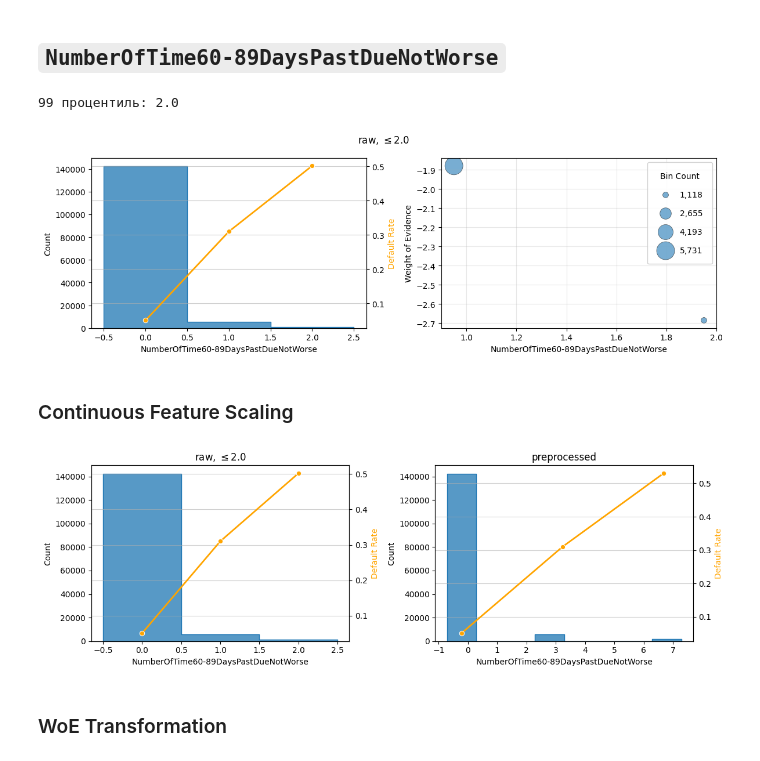
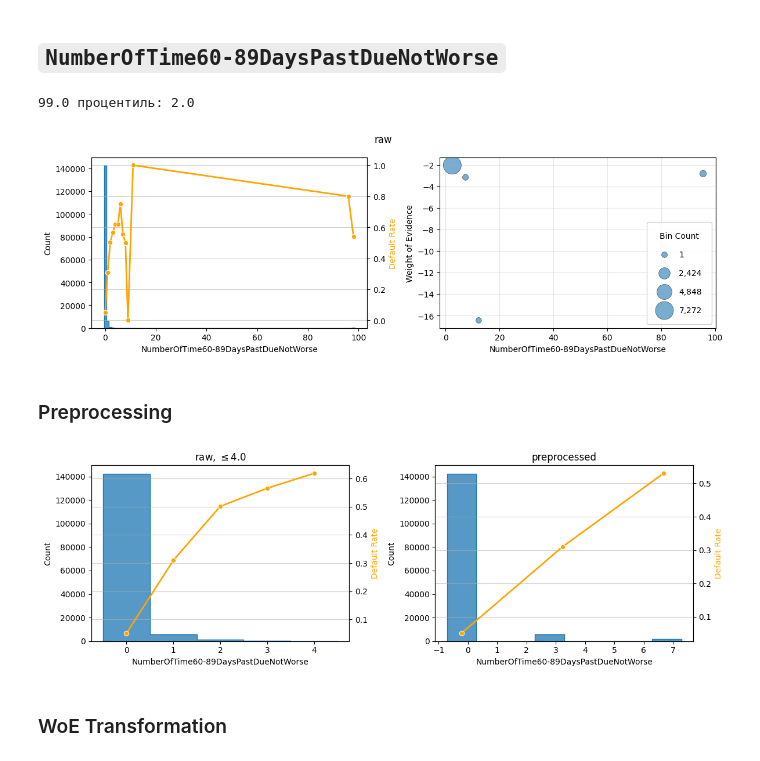
Before and after one commit to seajoyer/credit-scoring, a Jupyter notebook: notebooks/2.0-feature-engineering.ipynb, the cells around one changed output. Saved outputs shown, nothing was run; the diff lists cells and outputs as text; code cells hidden in the pictures.

```diff
--- a/notebooks/2.0-feature-engineering.ipynb
+++ b/notebooks/2.0-feature-engineering.ipynb
@@ -48,10 +48,8 @@ The autoreload extension is already loaded. To reload it, use:
 # %%
-config = get_config()
-
-train_raw = pd.read_csv(config.paths.train_file).drop(columns=['Unnamed: 0'])
+train_raw = pd.read_csv('../data/raw/cs-training.csv').drop(columns=['Unnamed: 0'])
 print(f"Data shape: {train_raw.shape}")
 
-X = train_raw.drop(columns=[config.data.target_col])
-y = train_raw[config.data.target_col]
+X = train_raw.drop(columns=['SeriousDlqin2yrs']).copy()
+y = train_raw['SeriousDlqin2yrs'].copy()
 # %% [output]
 Data shape: (150000, 11)
@@ -797,22 +753,23 @@ binning_table.plot(figsize=(6, 4))
 # %% [markdown]
 ## `NumberOfTime60-89DaysPastDueNotWorse`
 # %%
-many_pd60_89 = train_raw['NumberOfTime60-89DaysPastDueNotWorse'].quantile(0.99)
-print(f'99 процентиль: {many_pd60_89}')
+PD60_89_CLIP_UPPER_PCTL = 0.99
+PD60_89_CLIP_UPPER = train_raw['NumberOfTime60-89DaysPastDueNotWorse'].quantile(PD60_89_CLIP_UPPER_PCTL)
+
+print(f'{100*PD60_89_CLIP_UPPER_PCTL} процентиль: {PD60_89_CLIP_UPPER}')
 # %% [output]
-99 процентиль: 2.0
+99.0 процентиль: 2.0
 # %%
 fig, axs = plt.subplots(1, 2, figsize=(12, 4))
 
 plot_feature_analysis(train_raw, 'NumberOfTime60-89DaysPastDueNotWorse', discrete=True,
-                      max_value=many_pd60_89, title='', ax=axs[0])
-plot_WoE(train_raw.loc[train_raw['NumberOfTime60-89DaysPastDueNotWorse'].le(many_pd60_89)],
-         'NumberOfTime60-89DaysPastDueNotWorse', ax=axs[1])
+                      title='', ax=axs[0])
+plot_WoE(train_raw, 'NumberOfTime60-89DaysPastDueNotWorse', ax=axs[1])
 
-fig.suptitle(fr'raw, $\leq {many_pd60_89}$')
+fig.suptitle(fr'raw')
 plt.tight_layout()
 # %% [output]
-[figure, old version]
+[figure, new version]
 # %% [markdown]
-### Continuous Feature Scaling
+### Preprocessing
 # %%
@@ -821,14 +778,14 @@ train_processed['NumberOfTime60-89DaysPastDueNotWorse'] = scale(train_raw['Numbe
 # %%
 fig, axes = plt.subplots(1, 2, figsize=(12, 4))
 
-plot_feature_analysis(train_raw, 'NumberOfTime60-89DaysPastDueNotWorse', max_value=many_pd60_89,
-                      title=rf'raw, $\leq {many_pd60_89}$', discrete=True, ax=axes[0])
+plot_feature_analysis(train_raw, 'NumberOfTime60-89DaysPastDueNotWorse', max_value=2*PD60_89_CLIP_UPPER,
+                      title=rf'raw, $\leq {2*PD60_89_CLIP_UPPER}$', discrete=True, ax=axes[0])
 plot_feature_analysis(train_processed, 'NumberOfTime60-89DaysPastDueNotWorse', discrete=True,
                       title=rf'preprocessed', ax=axes[1])
 
 plt.tight_layout()
 # %% [output]
-[figure, old version]
+[figure, new version]
 # %% [markdown]
 ### WoE Transformation
 # %%
```
Also changed, not shown: parts of 103 cells of this notebook, 4 other files.
